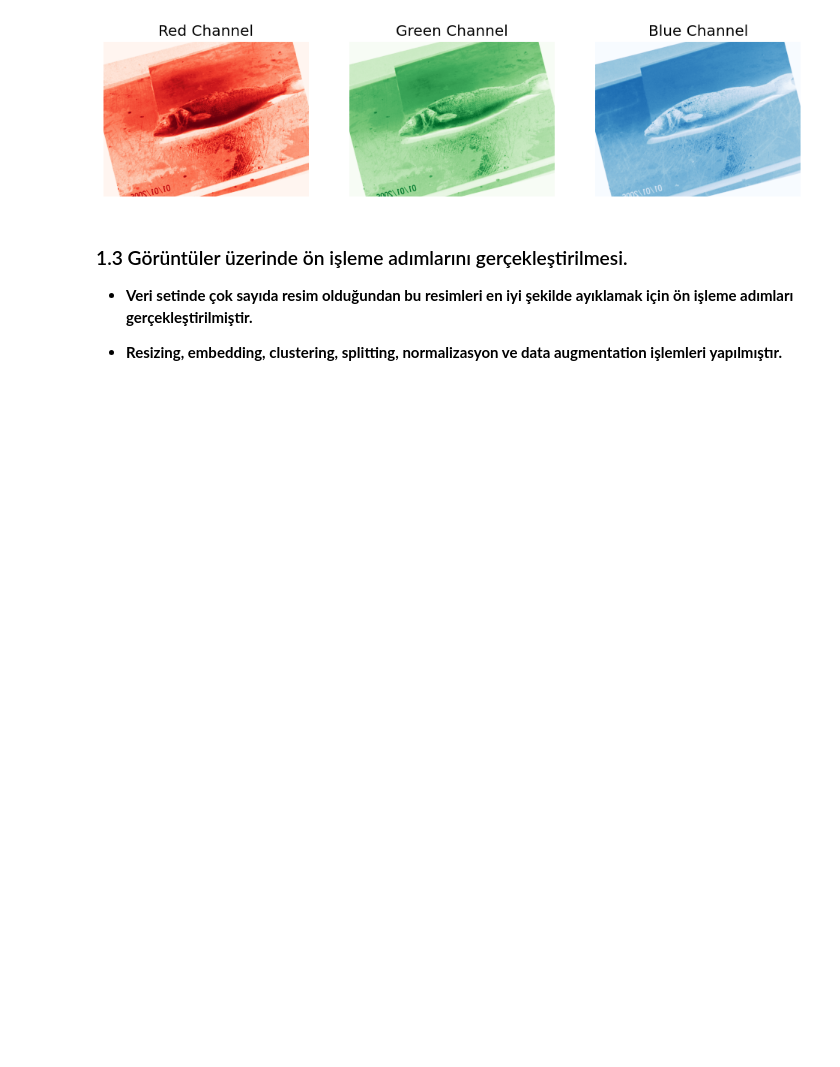
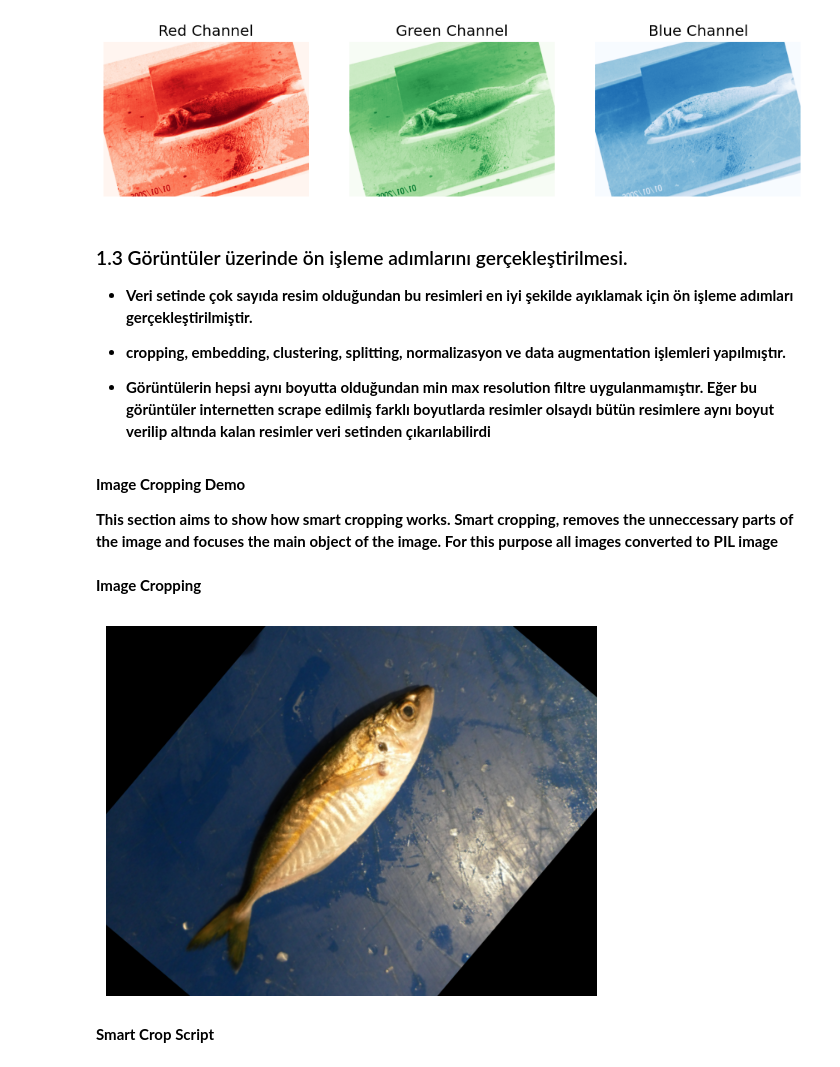
Before and after one commit to kanitvural/fish_classification_akbank, a Jupyter notebook: fish-classification-akbank.ipynb, the cells around one changed output. Drawn from its saved outputs; the diff is of its cells as text; code cells hidden in the pictures; blank space fills up the shorter version.

```diff
--- a/fish-classification-akbank.ipynb
+++ b/fish-classification-akbank.ipynb
@@ -358,4 +367,6 @@ display_rgb_channels(sample_image)
 
 - **Veri setinde çok sayıda resim olduğundan bu resimleri en iyi şekilde ayıklamak için ön işleme adımları gerçekleştirilmiştir.**
 
-- **Resizing, embedding, clustering, splitting, normalizasyon ve data augmentation işlemleri yapılmıştır.**
+- **cropping, embedding, clustering, splitting, normalizasyon ve data augmentation işlemleri yapılmıştır.**
+
+- **Görüntülerin hepsi aynı boyutta olduğundan min max resolution filtre uygulanmamıştır. Eğer bu görüntüler internetten scrape edilmiş farklı boyutlarda resimler olsaydı bütün resimlere aynı boyut verilip altında kalan resimler veri setinden çıkarılabilirdi**
@@ -366 +373,5 @@ logging.basicConfig(
+# %% [markdown]
+**Image Cropping Demo**
+
+**This section aims to show how smart cropping works. Smart cropping, removes the unneccessary parts of the image and focuses the main object of the image. For this purpose all images converted to PIL image**
 # %%
@@ -400,3 +416,28 @@ def load_images_from_df(df: pd.DataFrame) -> List[Image.Image]:
     return images
 # %%
 loaded_images = load_images_from_df(df)
+# %% [markdown]
+**Image Cropping**
+# %%
+def plot_image(image: Image.Image) -> None:
+    """
+    Display an image using matplotlib with the axis turned off.
+
+    Parameters
+    ----------
+    image : Image.Image
+        The image to be displayed.
+
+    Returns
+    -------
+    None
+    """
+    plt.imshow(image)
+    plt.axis("off")
+    plt.show()
+# %%
+plot_image(loaded_images[20])
+# %% [output]
+[figure, added]
+# %% [markdown]
+**Smart Crop Script**
```
Also changed, not shown: parts of 14 cells of this notebook.
